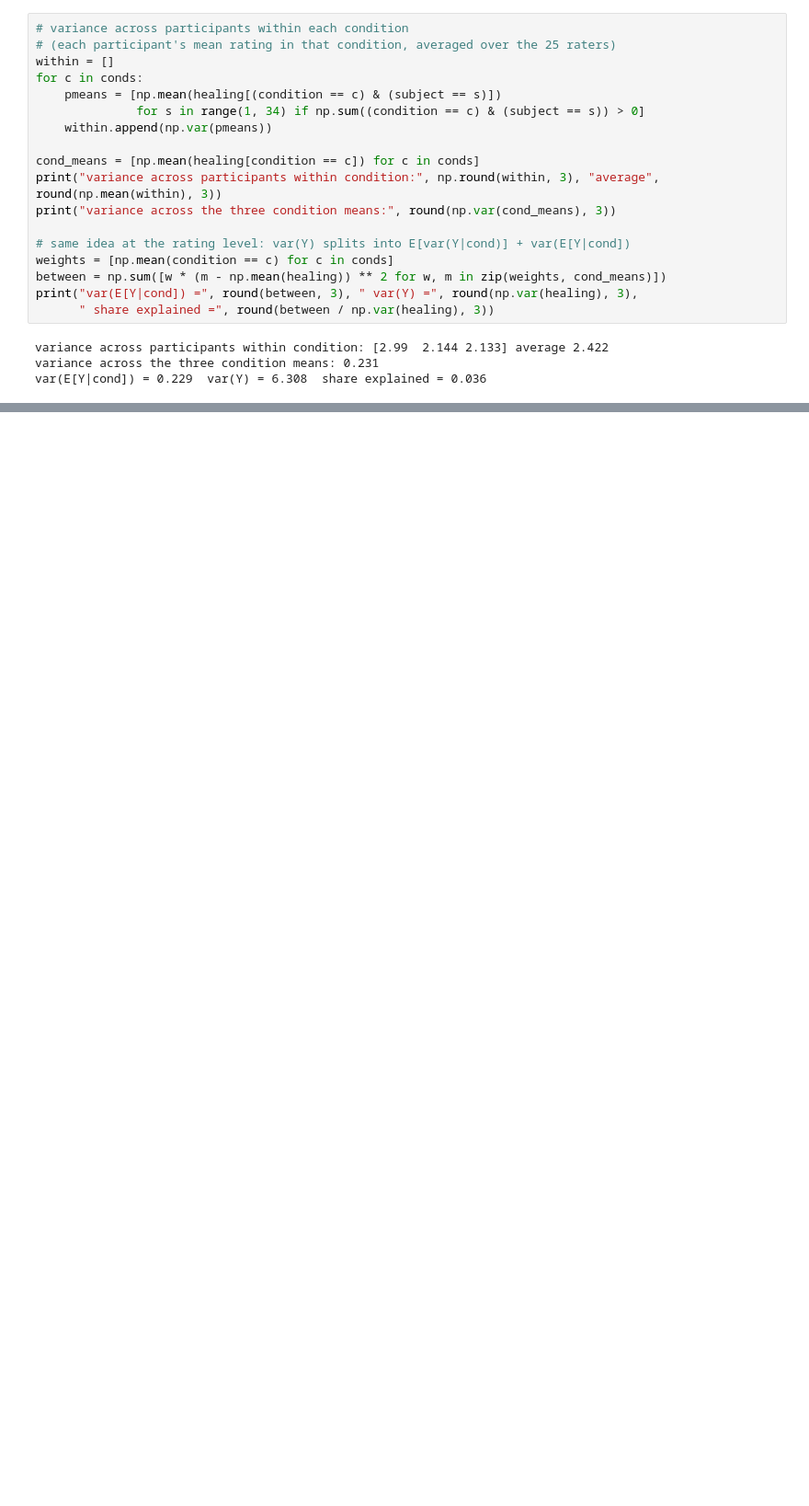
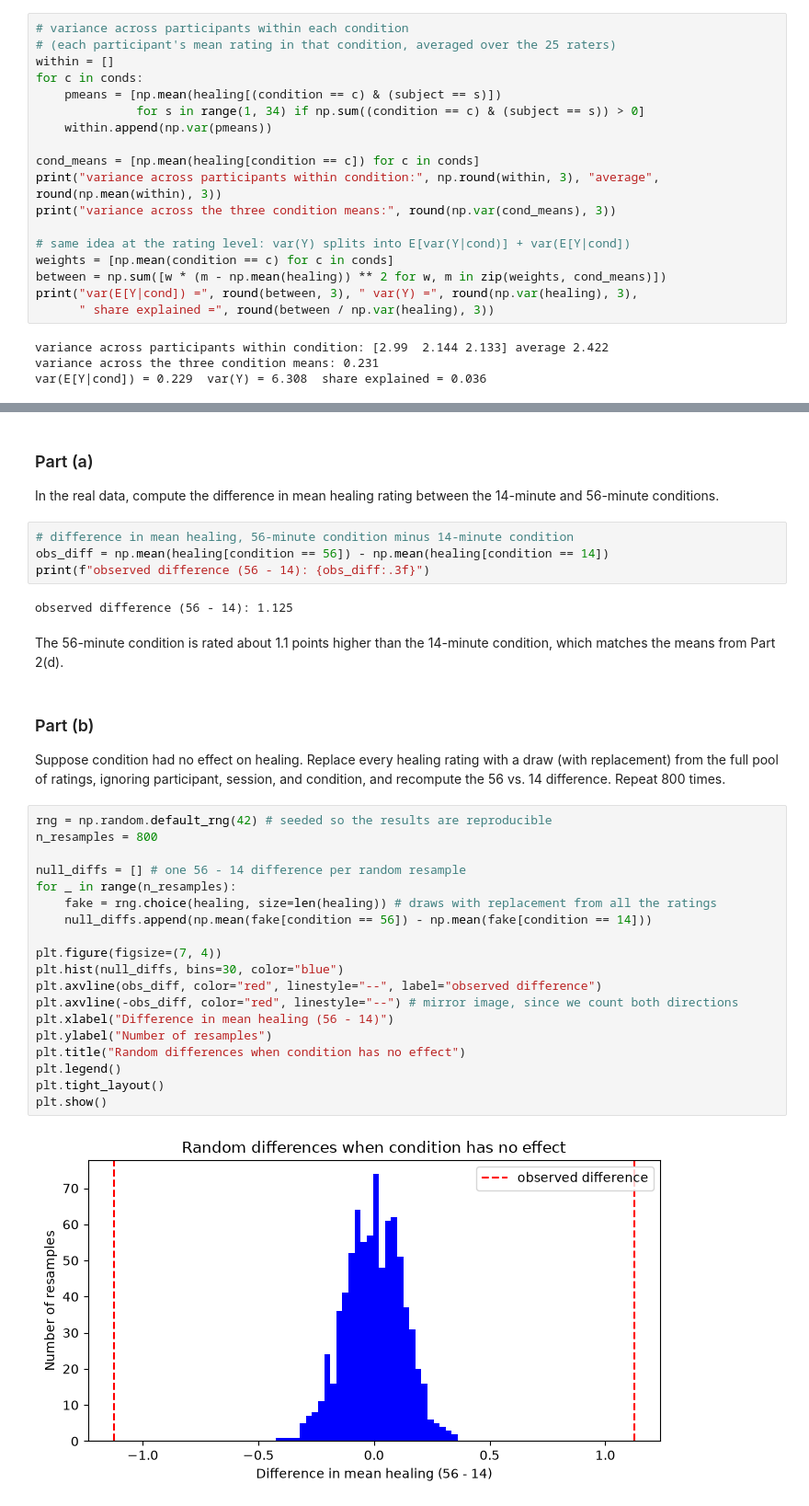
Before and after one commit to jchou27/Math50, a Jupyter notebook: hw1/hw1.ipynb, the cells around one changed output, grey strips where cells are left out. Shown at 92% size. Drawn from its saved outputs; the diff is of its cells as text; blank space fills up the shorter version.

```diff
--- a/hw1/hw1.ipynb
+++ b/hw1/hw1.ipynb
@@ -269,0 +307,37 @@ The 1.1 point gap between 14 and 56 is small next to how much people vary, so th
+# %% [markdown]
+### Part (a)
+
+In the real data, compute the difference in mean healing rating between the 14-minute and 56-minute conditions.
+# %%
+# difference in mean healing, 56-minute condition minus 14-minute condition
+obs_diff = np.mean(healing[condition == 56]) - np.mean(healing[condition == 14])
+print(f"observed difference (56 - 14): {obs_diff:.3f}")
+# %% [output]
+observed difference (56 - 14): 1.125
+# %% [markdown]
+The 56-minute condition is rated about 1.1 points higher than the 14-minute condition, which matches the means from Part 2(d).
+# %% [markdown]
+### Part (b)
+
+Suppose condition had no effect on healing. Replace every healing rating with a draw (with replacement) from the full pool of ratings, ignoring participant, session, and condition, and recompute the 56 vs. 14 difference. Repeat 800 times.
+# %%
+rng = np.random.default_rng(42) # seeded so the results are reproducible
+n_resamples = 800
+
+null_diffs = [] # one 56 - 14 difference per random resample
+for _ in range(n_resamples):
+    fake = rng.choice(healing, size=len(healing)) # draws with replacement from all the ratings
+    null_diffs.append(np.mean(fake[condition == 56]) - np.mean(fake[condition == 14]))
+
+plt.figure(figsize=(7, 4))
+plt.hist(null_diffs, bins=30, color="blue")
+plt.axvline(obs_diff, color="red", linestyle="--", label="observed difference")
+plt.axvline(-obs_diff, color="red", linestyle="--") # mirror image, since we count both directions
+plt.xlabel("Difference in mean healing (56 - 14)")
+plt.ylabel("Number of resamples")
+plt.title("Random differences when condition has no effect")
+plt.legend()
+plt.tight_layout()
+plt.show()
+# %% [output]
+[figure, added]
```
Also changed, not shown: parts of 32 cells of this notebook.
